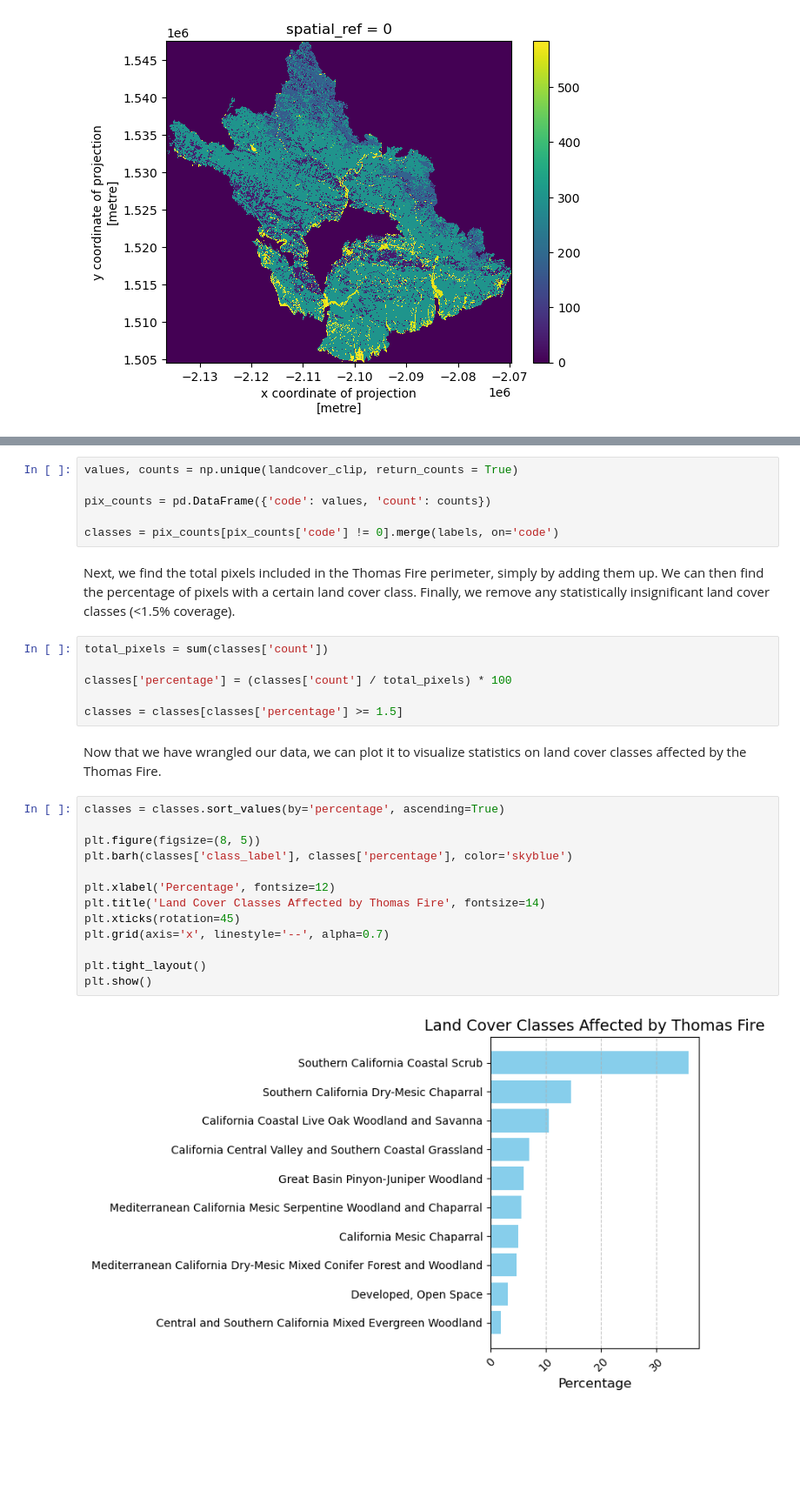
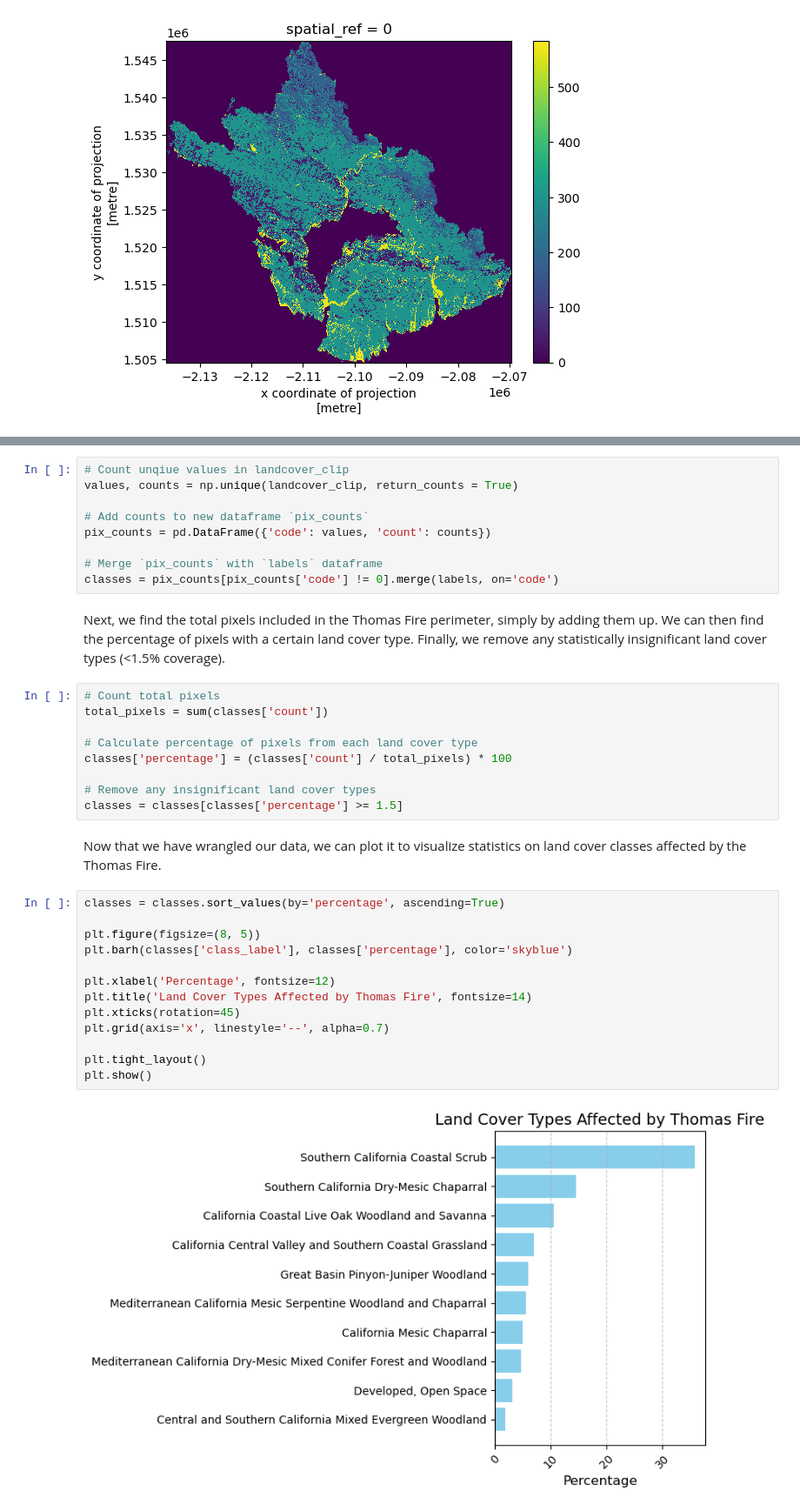
Before and after one commit to ryangreen6/ryangreen6.github.io, a Jupyter notebook: posts/thomasfireanalysis/thomasfireanalysis.ipynb, the cells around one changed output, grey strips where cells are left out. Shown at 87% size. Cells and saved outputs as stored; diff of their text form; blank space fills up the shorter version.

```diff
--- a/posts/thomasfireanalysis/index.ipynb
+++ b/posts/thomasfireanalysis/thomasfireanalysis.ipynb
@@ -310,31 +344,37 @@ Now that the land cover types within the Thomas Fire boundary are isolated, we c
 # %%
+# Count unqiue values in landcover_clip
 values, counts = np.unique(landcover_clip, return_counts = True)
 
+# Add counts to new dataframe `pix_counts`
 pix_counts = pd.DataFrame({'code': values, 'count': counts})
 
+# Merge `pix_counts` with `labels` dataframe
 classes = pix_counts[pix_counts['code'] != 0].merge(labels, on='code')
 # %% [markdown]
-Next, we find the total pixels included in the Thomas Fire perimeter, simply by adding them up. We can then find the percentage of pixels with a certain land cover class. Finally, we remove any statistically insignificant land cover classes (\<1.5% coverage).
+Next, we find the total pixels included in the Thomas Fire perimeter, simply by adding them up. We can then find the percentage of pixels with a certain land cover type. Finally, we remove any statistically insignificant land cover types (\<1.5% coverage).
 # %%
+# Count total pixels
 total_pixels = sum(classes['count'])
 
+# Calculate percentage of pixels from each land cover type
 classes['percentage'] = (classes['count'] / total_pixels) * 100
 
+# Remove any insignificant land cover types
 classes = classes[classes['percentage'] >= 1.5]
 # %% [markdown]
 Now that we have wrangled our data, we can plot it to visualize statistics on land cover classes affected by the Thomas Fire.
 # %%
 classes = classes.sort_values(by='percentage', ascending=True)
 
 plt.figure(figsize=(8, 5))
 plt.barh(classes['class_label'], classes['percentage'], color='skyblue')
 
 plt.xlabel('Percentage', fontsize=12)
-plt.title('Land Cover Classes Affected by Thomas Fire', fontsize=14)
+plt.title('Land Cover Types Affected by Thomas Fire', fontsize=14)
 plt.xticks(rotation=45)
 plt.grid(axis='x', linestyle='--', alpha=0.7)
 
 plt.tight_layout()
 plt.show()
 # %% [output]
-[figure, old version]
+[figure, new version]
```
Also changed, not shown: parts of 14 cells of this notebook, 1 other file.
